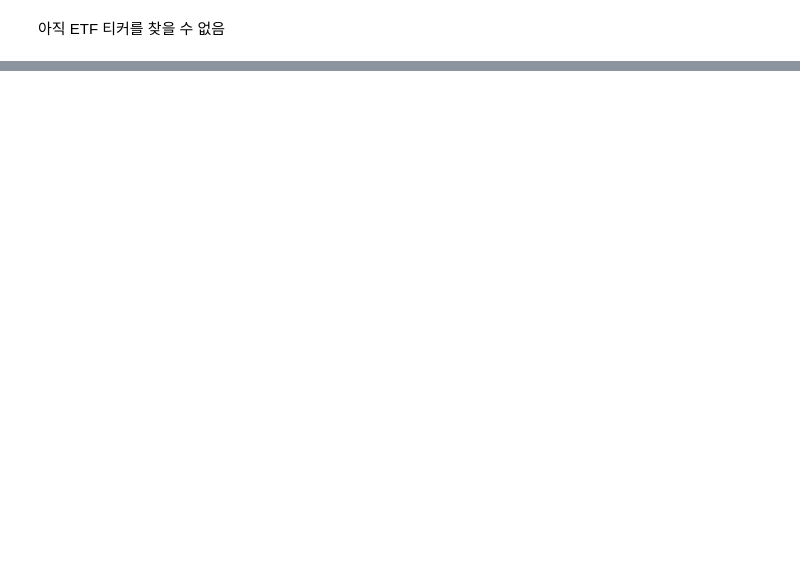
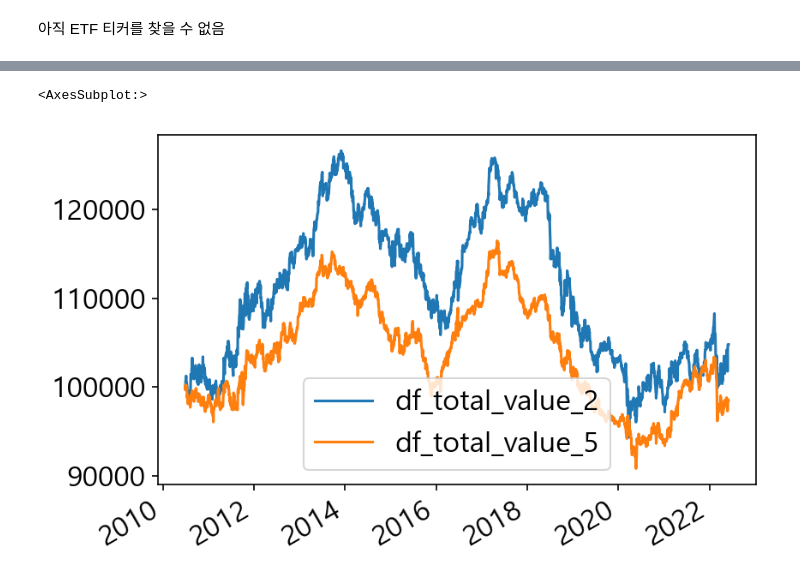
Before and after one commit to byeongchan1/quantpedia, a Jupyter notebook: 55.Pairs Trading with Country ETFs/practice.ipynb, the cells around one changed output, grey strips where cells are left out. Saved outputs shown, nothing was run; the diff lists cells and outputs as text; code cells hidden in the pictures; blank space fills up the shorter version.

```diff
--- a/55.Pairs Trading with Country ETFs/practice.ipynb
+++ b/55.Pairs Trading with Country ETFs/practice.ipynb
@@ -368,0 +452,2 @@ class account:
+# %%
+df = pd.concat([df_total_value_2, df_total_value_5], axis=1)
@@ -368,0 +463,5 @@ class account:
+# %%
+df.plot(kind='line')
+# %% [output]
+<AxesSubplot:>
+[figure, added]
```
Also changed, not shown: parts of 43 cells of this notebook, 1 other file.
